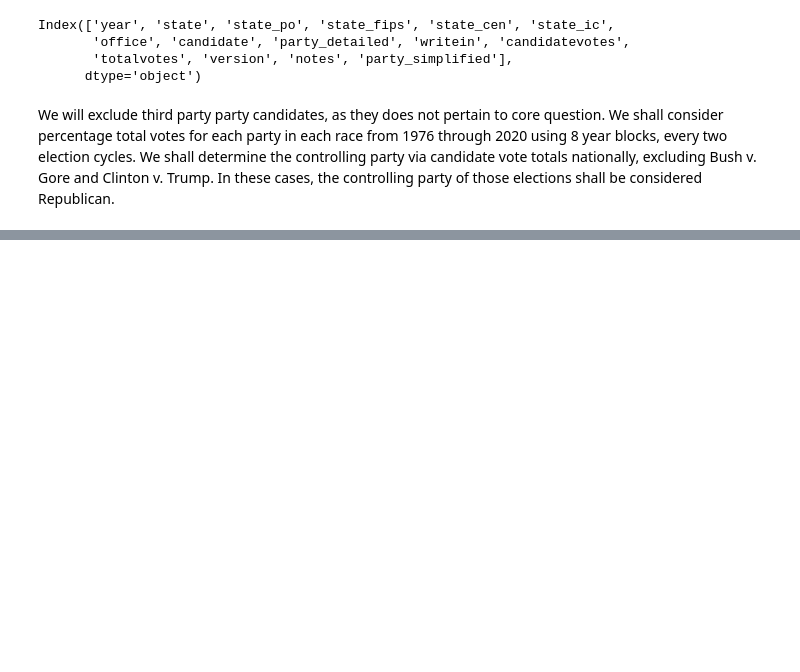
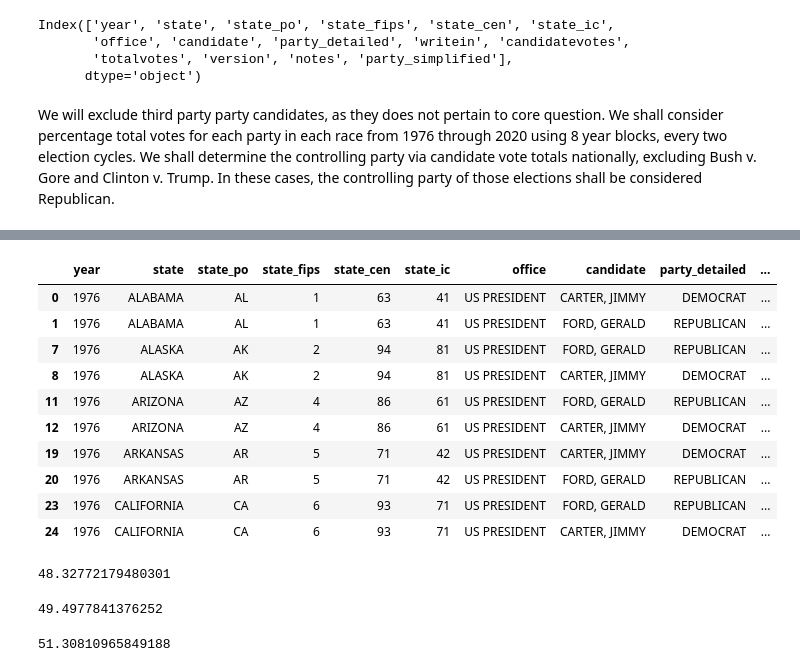
Before and after one commit to dziegler1/EMAT22110, a Jupyter notebook: Ziegler Final Project.ipynb, the cells around one changed output, grey strips where cells are left out. Cells and saved outputs as stored; diff of their text form; code cells hidden in the pictures; blank space fills up the shorter version.

```diff
--- a/Ziegler Final Project.ipynb
+++ b/Ziegler Final Project.ipynb
@@ -38,0 +100,14 @@ We will exclude third party party candidates, as they does not pertain to core q
+# %%
+candidates.head(10)
+# %% [output]
+|  | year | state | state_po | state_fips | state_cen | state_ic | office | candidate | party_detailed | ... |
+| 0 | 1976 | ALABAMA | AL | 1 | 63 | 41 | US PRESIDENT | CARTER, JIMMY | DEMOCRAT | ... |
+| 1 | 1976 | ALABAMA | AL | 1 | 63 | 41 | US PRESIDENT | FORD, GERALD | REPUBLICAN | ... |
+| 7 | 1976 | ALASKA | AK | 2 | 94 | 81 | US PRESIDENT | FORD, GERALD | REPUBLICAN | ... |
+| 8 | 1976 | ALASKA | AK | 2 | 94 | 81 | US PRESIDENT | CARTER, JIMMY | DEMOCRAT | ... |
+| 11 | 1976 | ARIZONA | AZ | 4 | 86 | 61 | US PRESIDENT | FORD, GERALD | REPUBLICAN | ... |
+| 12 | 1976 | ARIZONA | AZ | 4 | 86 | 61 | US PRESIDENT | CARTER, JIMMY | DEMOCRAT | ... |
+| 19 | 1976 | ARKANSAS | AR | 5 | 71 | 42 | US PRESIDENT | CARTER, JIMMY | DEMOCRAT | ... |
+| 20 | 1976 | ARKANSAS | AR | 5 | 71 | 42 | US PRESIDENT | FORD, GERALD | REPUBLICAN | ... |
+| 23 | 1976 | CALIFORNIA | CA | 6 | 93 | 71 | US PRESIDENT | FORD, GERALD | REPUBLICAN | ... |
+| 24 | 1976 | CALIFORNIA | CA | 6 | 93 | 71 | US PRESIDENT | CARTER, JIMMY | DEMOCRAT | ... |
@@ -38,0 +116,8 @@ We will exclude third party party candidates, as they does not pertain to core q
+# %%
+candidates_1976[candidates_1976['party_simplified'] == "REPUBLICAN"].mean(axis = 0).state_vote_split
+# %% [output]
+48.32772179480301
+# %%
+candidates_1976[candidates_1976['party_simplified'] == "DEMOCRAT"].mean(axis = 0).state_vote_split
+# %% [output]
+49.4977841376252
@@ -38,0 +126,4 @@ We will exclude third party party candidates, as they does not pertain to core q
+# %%
+candidates_1980[candidates_1980['party_simplified'] == "REPUBLICAN"].mean(axis = 0).state_vote_split
+# %% [output]
+51.30810965849188
```
Also changed, not shown: parts of 38 cells of this notebook.
